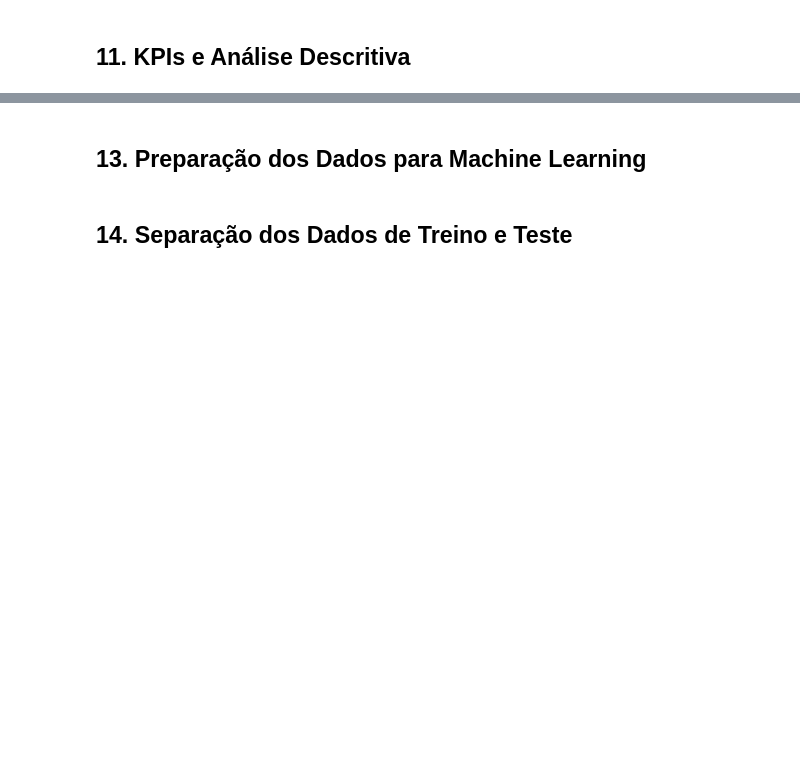
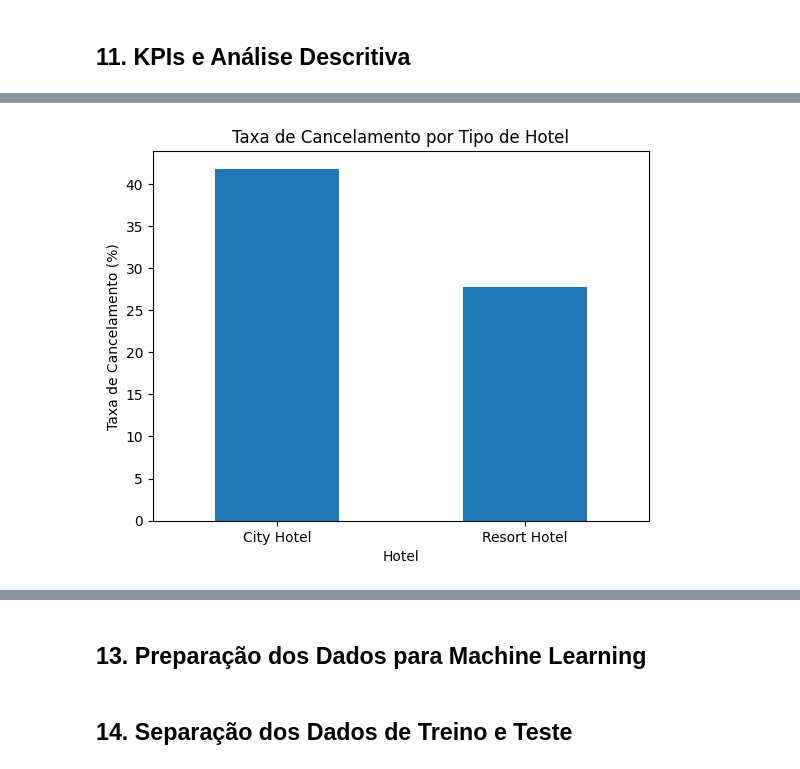
Before and after one commit to 011010110100/fase2-businness-inteligence, a Jupyter notebook: Fase2_BI_Hotel_Bookings.ipynb, the cells around one changed output, grey strips where cells are left out. Drawn from its saved outputs; the diff is of its cells as text; code cells hidden in the pictures; blank space fills up the shorter version.

```diff
--- a/Fase2_BI_Hotel_Bookings.ipynb
+++ b/Fase2_BI_Hotel_Bookings.ipynb
@@ -52,0 +361,7 @@ Quantidade de colunas: 32
+# %%
+# Criar data completa de chegada
+df_limpo['arrival_date'] = pd.to_datetime(
+    df_limpo['arrival_date_year'].astype(str) + '-' +
+    df_limpo['arrival_date_month'] + '-' +
+    df_limpo['arrival_date_day_of_month'].astype(str)
+)
@@ -52,0 +380,11 @@ Quantidade de colunas: 32
+# %%
+df_limpo['lead_time_faixa'] = pd.cut(
+    df_limpo['lead_time'],
+    bins=[-1, 30, 90, 180, float('inf')],
+    labels=[
+        '0-30 dias',
+        '31-90 dias',
+        '91-180 dias',
+        'Mais de 180 dias'
+    ]
+)
@@ -58,0 +631,10 @@ Quantidade de colunas: 32
+# %%
+resumo_hotel['taxa_cancelamento'].plot(kind='bar')
+
+plt.title('Taxa de Cancelamento por Tipo de Hotel')
+plt.xlabel('Hotel')
+plt.ylabel('Taxa de Cancelamento (%)')
+plt.xticks(rotation=0)
+plt.show()
+# %% [output]
+[figure, added]
```
Also changed, not shown: parts of 42 cells of this notebook.
